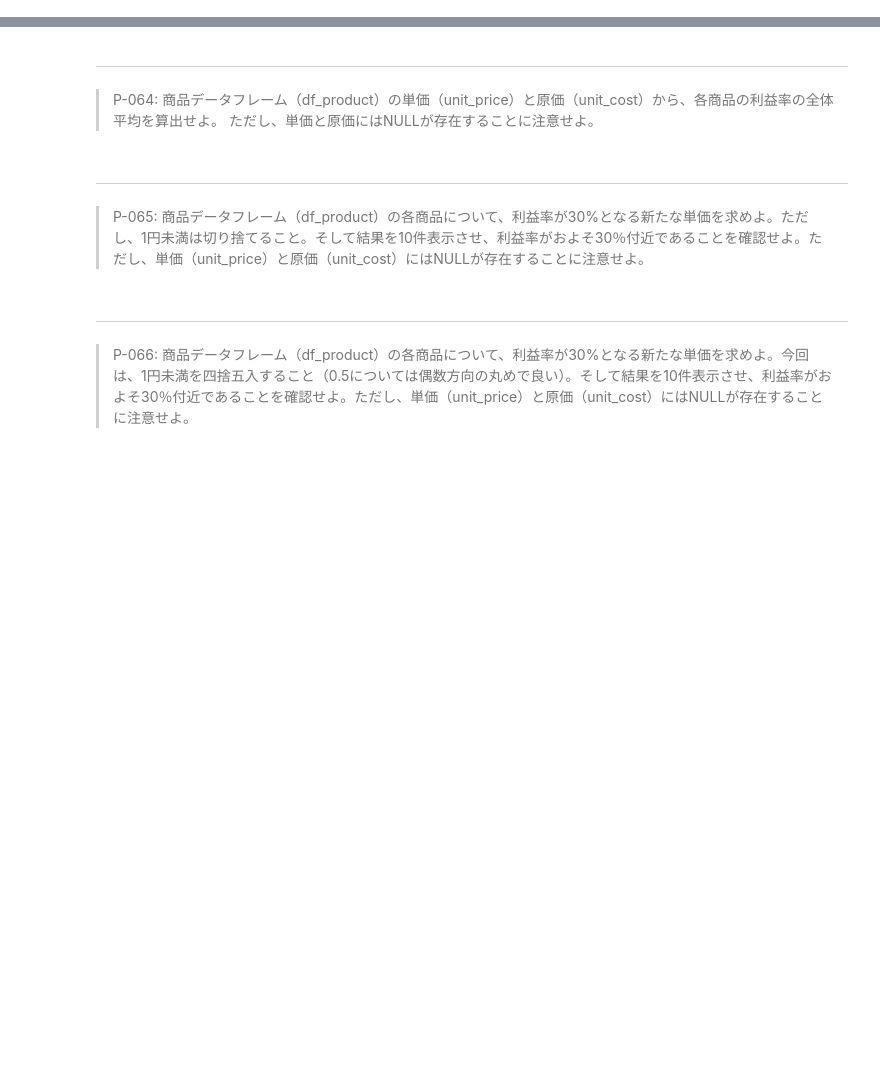
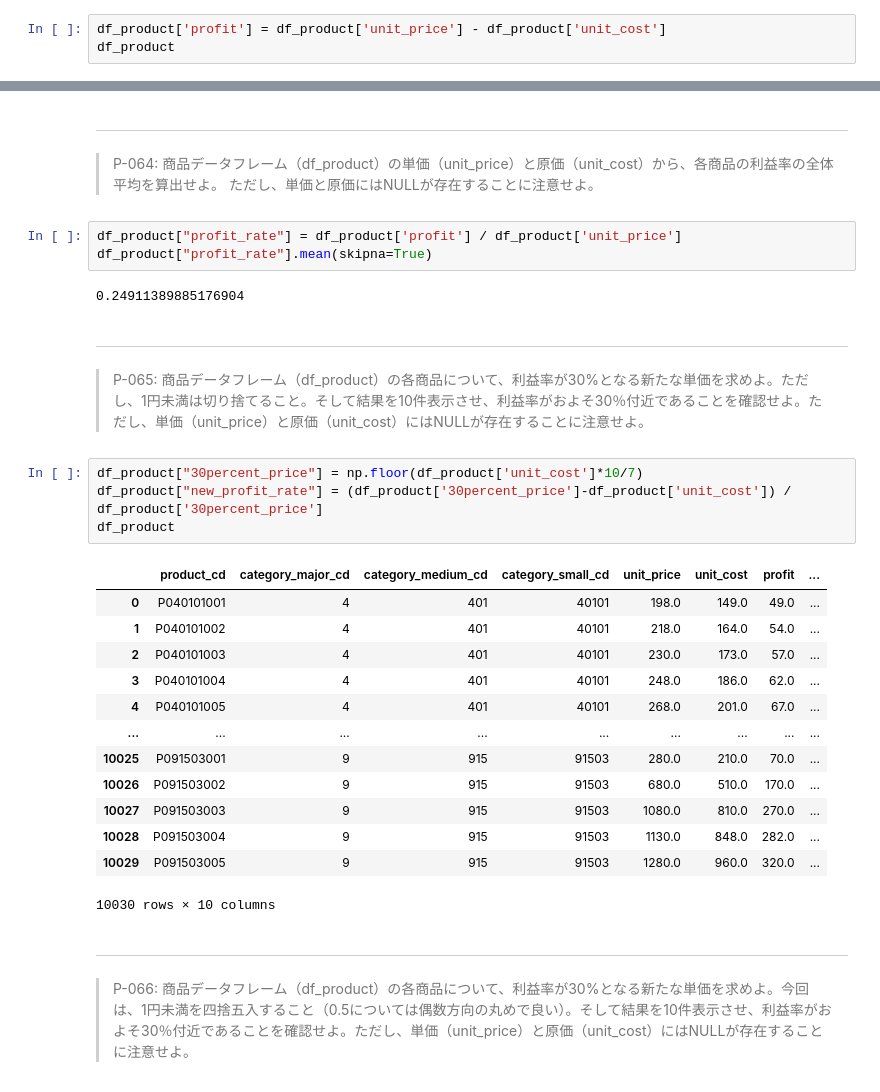
Before and after one commit to cyoshihara/ds100, a Jupyter notebook: preprocess_knock_Python_20210728-.ipynb, the cells around one changed output, grey strips where cells are left out. Cells and saved outputs as stored; diff of their text form; blank space fills up the shorter version.

```diff
--- a/preprocess_knock_Python_20210728-.ipynb
+++ b/preprocess_knock_Python_20210728-.ipynb
@@ -1567,3 +1728,6 @@ df_receipt_amount
 # %% [markdown]
 ---
 > P-063: 商品データフレーム（df_product）の単価（unit_price）と原価（unit_cost）から、各商品の利益額を算出せよ。結果は10件表示させれば良い。
+# %%
+df_product['profit'] = df_product['unit_price'] - df_product['unit_cost']
+df_product
@@ -1571,9 +1749,32 @@ df_receipt_amount
 ---
 > P-064: 商品データフレーム（df_product）の単価（unit_price）と原価（unit_cost）から、各商品の利益率の全体平均を算出せよ。
 ただし、単価と原価にはNULLが存在することに注意せよ。
+# %%
+df_product["profit_rate"] = df_product['profit'] / df_product['unit_price']
+df_product["profit_rate"].mean(skipna=True)
+# %% [output]
+0.24911389885176904
 # %% [markdown]
 ---
 > P-065: 商品データフレーム（df_product）の各商品について、利益率が30%となる新たな単価を求めよ。ただし、1円未満は切り捨てること。そして結果を10件表示させ、利益率がおよそ30％付近であることを確認せよ。ただし、単価（unit_price）と原価（unit_cost）にはNULLが存在することに注意せよ。
+# %%
+df_product["30percent_price"] = np.floor(df_product['unit_cost']*10/7)
+df_product["new_profit_rate"] = (df_product['30percent_price']-df_product['unit_cost']) / df_product['30percent_price']
+df_product
+# %% [output]
+|  | product_cd | category_major_cd | category_medium_cd | category_small_cd | unit_price | unit_cost | profit | ... |
+| 0 | P040101001 | 4 | 401 | 40101 | 198.0 | 149.0 | 49.0 | ... |
+| 1 | P040101002 | 4 | 401 | 40101 | 218.0 | 164.0 | 54.0 | ... |
+| 2 | P040101003 | 4 | 401 | 40101 | 230.0 | 173.0 | 57.0 | ... |
+| 3 | P040101004 | 4 | 401 | 40101 | 248.0 | 186.0 | 62.0 | ... |
+| 4 | P040101005 | 4 | 401 | 40101 | 268.0 | 201.0 | 67.0 | ... |
+| ... | ... | ... | ... | ... | ... | ... | ... | ... |
+| 10025 | P091503001 | 9 | 915 | 91503 | 280.0 | 210.0 | 70.0 | ... |
+| 10026 | P091503002 | 9 | 915 | 91503 | 680.0 | 510.0 | 170.0 | ... |
+| 10027 | P091503003 | 9 | 915 | 91503 | 1080.0 | 810.0 | 270.0 | ... |
+| 10028 | P091503004 | 9 | 915 | 91503 | 1130.0 | 848.0 | 282.0 | ... |
+| 10029 | P091503005 | 9 | 915 | 91503 | 1280.0 | 960.0 | 320.0 | ... |
+10030 rows × 10 columns
 # %% [markdown]
 ---
 > P-066: 商品データフレーム（df_product）の各商品について、利益率が30%となる新たな単価を求めよ。今回は、1円未満を四捨五入すること（0.5については偶数方向の丸めで良い）。そして結果を10件表示させ、利益率がおよそ30％付近であることを確認せよ。ただし、単価（unit_price）と原価（unit_cost）にはNULLが存在することに注意せよ。
```
Also changed, not shown: parts of 10 cells of this notebook.
